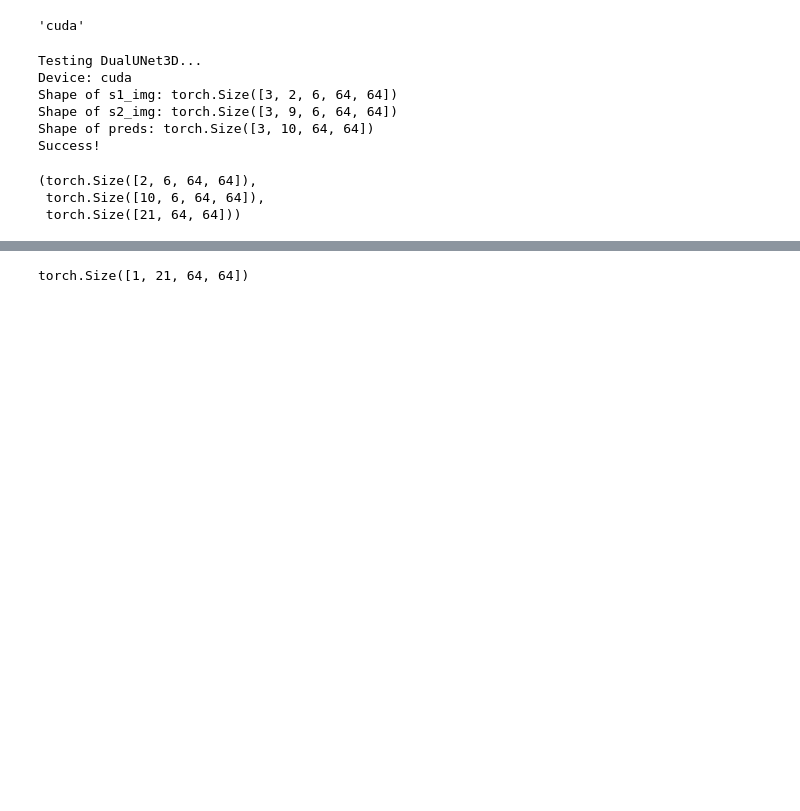
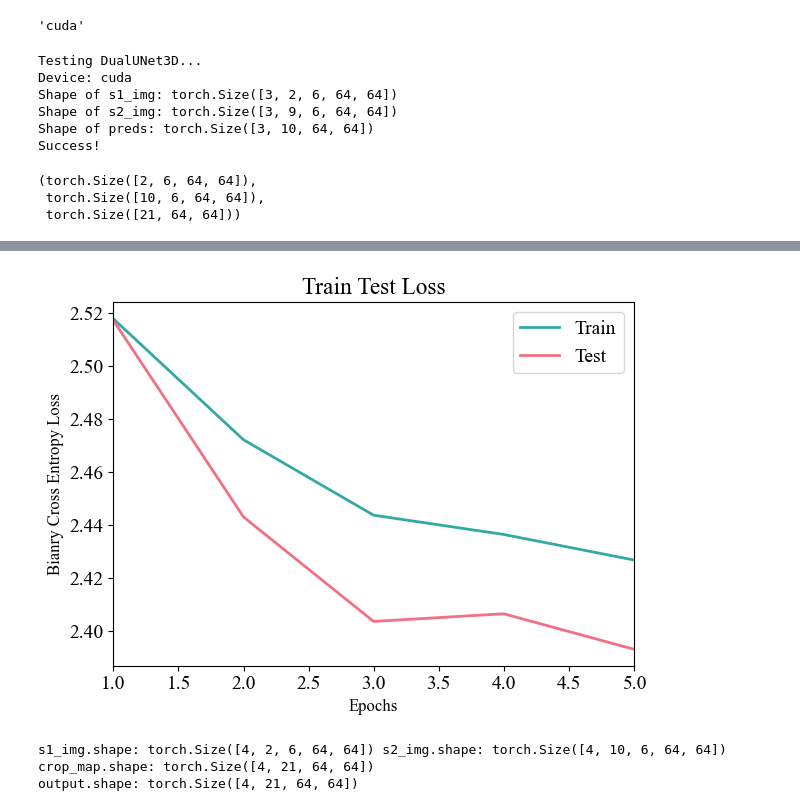
Before and after one commit to moienr/CropMapping, a Jupyter notebook: train.ipynb, the cells around one changed output, grey strips where cells are left out. Saved outputs shown, nothing was run; the diff lists cells and outputs as text; code cells hidden in the pictures; blank space fills up the shorter version.

```diff
--- a/train.ipynb
+++ b/train.ipynb
@@ -171,6 +222,6 @@ optimizer = optim.Adam(model.parameters(), lr=0.001)
 # %%
 
-train_step(model, train_loader, criterion, optimizer, 1)
+# train_step(model, train_loader, criterion, optimizer, 1)
 # %%
 def train(model, train_loader, criterion, optimizer, num_epochs):
     """
@@ -186,19 +237,36 @@ def train(model, train_loader, criterion, optimizer, num_epochs):
     Returns:
     - None
     """
+    train_loss_history = []
+    val_loss_history = []
+
     progrss_bar = tqdm(range(num_epochs), desc="Training", unit="epoch")
     for epoch in progrss_bar:
-        train_step(model, train_loader, criterion, optimizer, epoch+1)
-        progrss_bar.set_postfix({"Epoch": epoch+1})
+        train_loss = train_step(model, train_loader, criterion, optimizer, epoch+1, verbose=False)
+        vali_loss = valid_step(model, train_loader, criterion)
+        train_loss_history.append(train_loss)
+        val_loss_history.append(vali_loss)
+
+        progrss_bar.set_postfix({"Epoch": epoch+1, "Train Loss": train_loss, "Validation Loss": vali_loss})
+    return train_loss_history, val_loss_history
 # %%
-train(model, train_loader, criterion, optimizer, 3)
+train_loss_history, val_loss_history = train(model, train_loader, criterion, optimizer, 5)
+# %%
+# list to array with shape (1, len(list))
+train_loss_history = np.array(train_loss_history).reshape(1, -1)
+val_loss_history = np.array(val_loss_history).reshape(1, -1)
+# %%
+plot_train_test_losses(train_loss_history, val_loss_history)
+# %% [output]
+[figure, added]
 # %%
-# model output
-indx = 4
-s1_img = train_dataset[indx][0].unsqueeze(0).to(DEVICE)
-s2_img = train_dataset[indx][1].unsqueeze(0).to(DEVICE)
-crop_map = train_dataset[indx][2].unsqueeze(0).to(DEVICE)
+batch = next(iter(train_loader))
+s1_img = batch[0].to(DEVICE)
+s2_img = batch[1].to(DEVICE)
+crop_map = batch[2].to(DEVICE)
+print(f"s1_img.shape: {s1_img.shape}", f"s2_img.shape: {s2_img.shape}", f"crop_map.shape: {crop_map.shape}")
 output = model(s1_img, s2_img)
-output.shape
+print(f"output.shape: {output.shape}")
 # %% [output]
-torch.Size([1, 21, 64, 64])
+s1_img.shape: torch.Size([4, 2, 6, 64, 64]) s2_img.shape: torch.Size([4, 10, 6, 64, 64]) crop_map.shape: torch.Size([4, 21, 64, 64])
+output.shape: torch.Size([4, 21, 64, 64])
```
Also changed, not shown: parts of 14 cells of this notebook, 1 other file.
